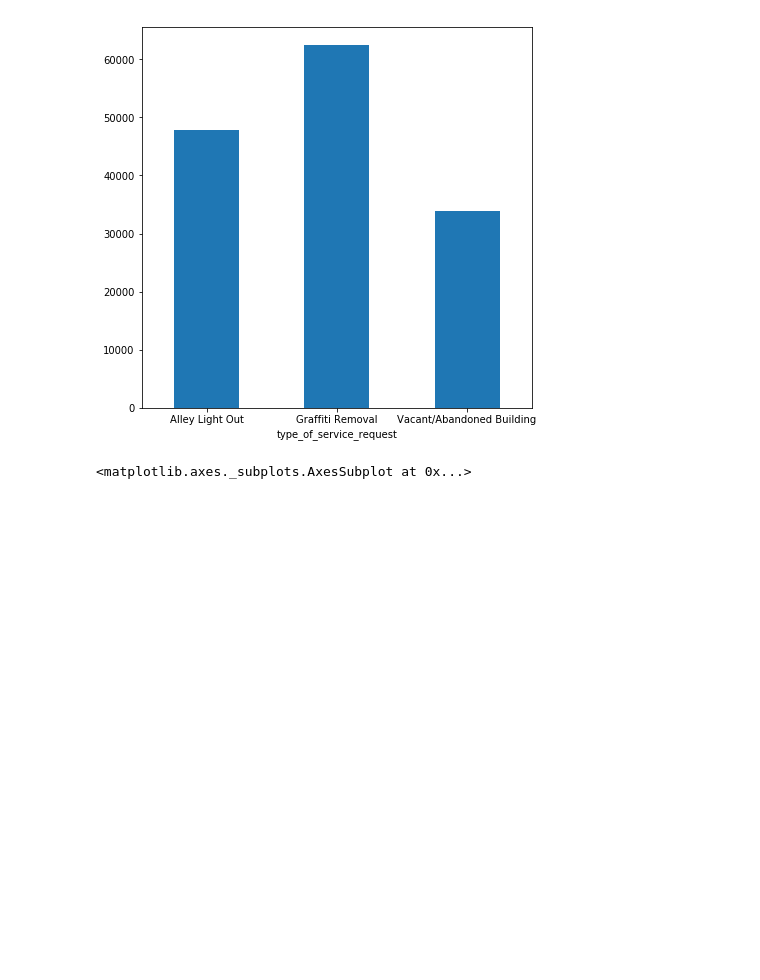
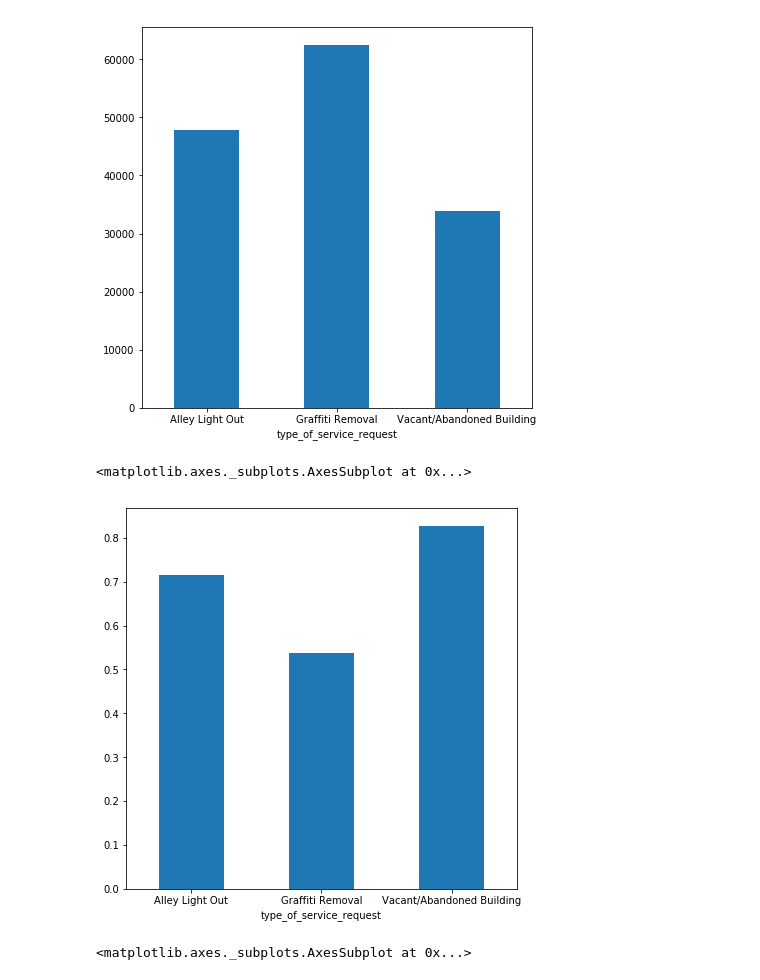
Before and after one commit to rosegao/CAPP-30254-Machine-Learning, a Jupyter notebook: HW1 - Chicago Service Requests & ACS Data Analysis.ipynb, the cells around one changed output. Cells and saved outputs as stored; diff of their text form; code cells hidden in the pictures; blank space fills up the shorter version.

```diff
--- a/HW1 - Chicago Service Requests & ACS Data Analysis.ipynb
+++ b/HW1 - Chicago Service Requests & ACS Data Analysis.ipynb
@@ -604,6 +620,11 @@ df_all.groupby(['type_of_service_request']).mean()['median_income'].plot(kind='b
 # %% [output]
 <matplotlib.axes._subplots.AxesSubplot at 0x...>
 [figure]
+# %%
+df_all.groupby(['type_of_service_request']).mean()['educ_less_than_bachelors'].plot(kind='bar', figsize=(7, 7), rot=0)
+# %% [output]
+<matplotlib.axes._subplots.AxesSubplot at 0x...>
+[figure, added]
 # %%
 df_all.groupby(['type_of_service_request']).mean()['citizens'].plot(kind='bar', figsize=(7, 7), rot=0)
 # %% [output]
```
Also changed, not shown: parts of 22 cells of this notebook.
